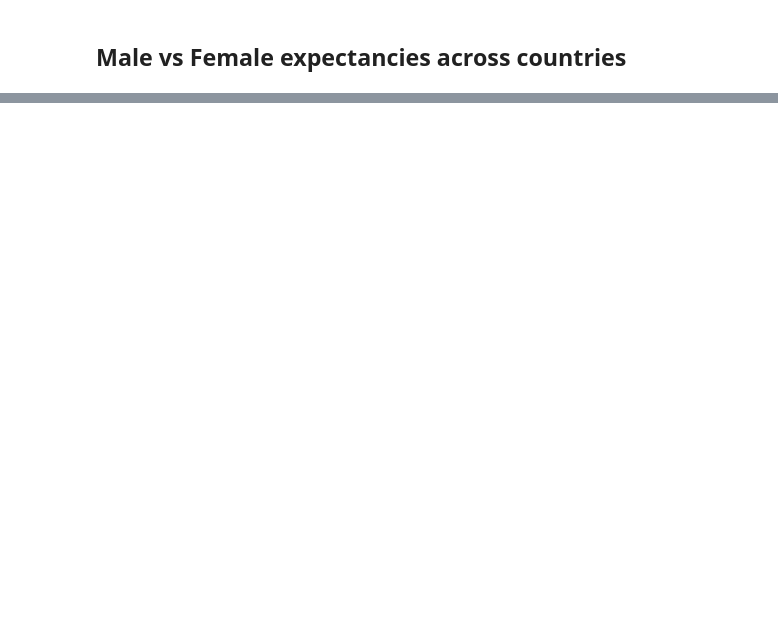
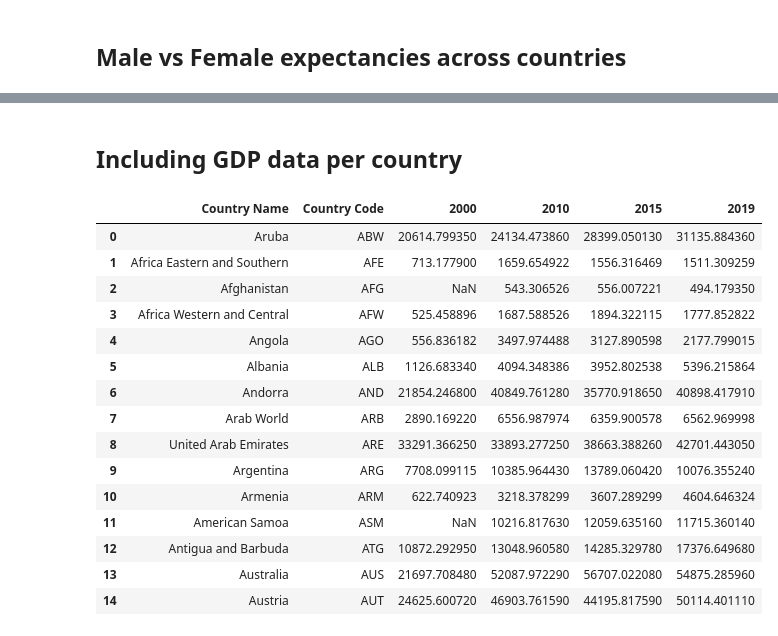
Before and after one commit to Rodrigo-gon-pul/data_science_projects, a Jupyter notebook: life_expectancy/main.ipynb, the cells around one changed output, grey strips where cells are left out. Cells and saved outputs as stored; diff of their text form; code cells hidden in the pictures; blank space fills up the shorter version.

```diff
--- a/life_expectancy/main.ipynb
+++ b/life_expectancy/main.ipynb
@@ -188,0 +231,22 @@ plt.show()
+# %% [markdown]
+## Including GDP data per country
+# %%
+GDP = pd.read_csv('GDP_per_capita.csv')
+GDP.head(15)
+# %% [output]
+|  | Country Name | Country Code | 2000 | 2010 | 2015 | 2019 |
+| 0 | Aruba | ABW | 20614.799350 | 24134.473860 | 28399.050130 | 31135.884360 |
+| 1 | Africa Eastern and Southern | AFE | 713.177900 | 1659.654922 | 1556.316469 | 1511.309259 |
+| 2 | Afghanistan | AFG | NaN | 543.306526 | 556.007221 | 494.179350 |
+| 3 | Africa Western and Central | AFW | 525.458896 | 1687.588526 | 1894.322115 | 1777.852822 |
+| 4 | Angola | AGO | 556.836182 | 3497.974488 | 3127.890598 | 2177.799015 |
+| 5 | Albania | ALB | 1126.683340 | 4094.348386 | 3952.802538 | 5396.215864 |
+| 6 | Andorra | AND | 21854.246800 | 40849.761280 | 35770.918650 | 40898.417910 |
+| 7 | Arab World | ARB | 2890.169220 | 6556.987974 | 6359.900578 | 6562.969998 |
+| 8 | United Arab Emirates | ARE | 33291.366250 | 33893.277250 | 38663.388260 | 42701.443050 |
+| 9 | Argentina | ARG | 7708.099115 | 10385.964430 | 13789.060420 | 10076.355240 |
+| 10 | Armenia | ARM | 622.740923 | 3218.378299 | 3607.289299 | 4604.646324 |
+| 11 | American Samoa | ASM | NaN | 10216.817630 | 12059.635160 | 11715.360140 |
+| 12 | Antigua and Barbuda | ATG | 10872.292950 | 13048.960580 | 14285.329780 | 17376.649680 |
+| 13 | Australia | AUS | 21697.708480 | 52087.972290 | 56707.022080 | 54875.285960 |
+| 14 | Austria | AUT | 24625.600720 | 46903.761590 | 44195.817590 | 50114.401110 |
```
Also changed, not shown: parts of 13 cells of this notebook, 1 other file.
